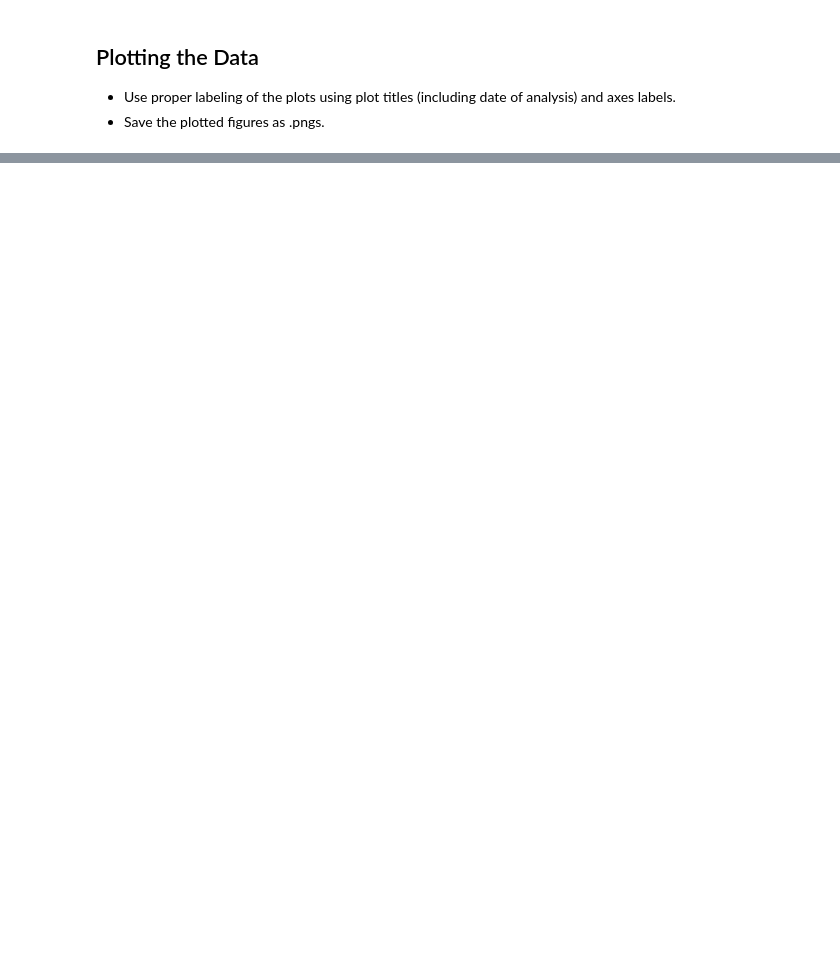
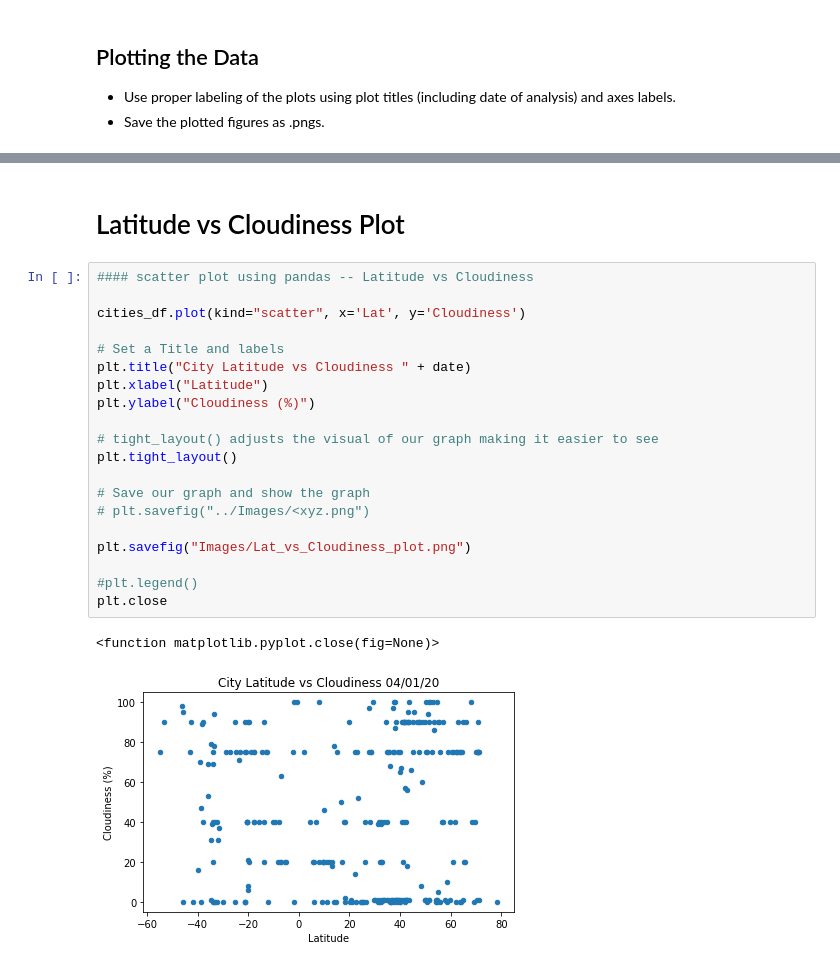
Before and after one commit to mbarrera2020/python-api-challenge, a Jupyter notebook: WeatherPy/mainWeatherPy.ipynb, the cells around one changed output, grey strips where cells are left out. Cells and saved outputs as stored; diff of their text form; blank space fills up the shorter version.

```diff
--- a/WeatherPy/mainWeatherPy.ipynb
+++ b/WeatherPy/mainWeatherPy.ipynb
@@ -861,0 +474,25 @@ The r-value is: 0.017128274759839232
+# %% [markdown]
+# Latitude vs Cloudiness Plot
+# %%
+#### scatter plot using pandas -- Latitude vs Cloudiness
+
+cities_df.plot(kind="scatter", x='Lat', y='Cloudiness')
+
+# Set a Title and labels
+plt.title("City Latitude vs Cloudiness " + date)
+plt.xlabel("Latitude")
+plt.ylabel("Cloudiness (%)")
+
+# tight_layout() adjusts the visual of our graph making it easier to see
+plt.tight_layout()
+
+# Save our graph and show the graph
+# plt.savefig("../Images/<xyz.png")
+
+plt.savefig("Images/Lat_vs_Cloudiness_plot.png")
+
+#plt.legend()
+plt.close
+# %% [output]
+<function matplotlib.pyplot.close(fig=None)>
+[figure, added]
```
Also changed, not shown: parts of 140 cells of this notebook, 18 other files.
